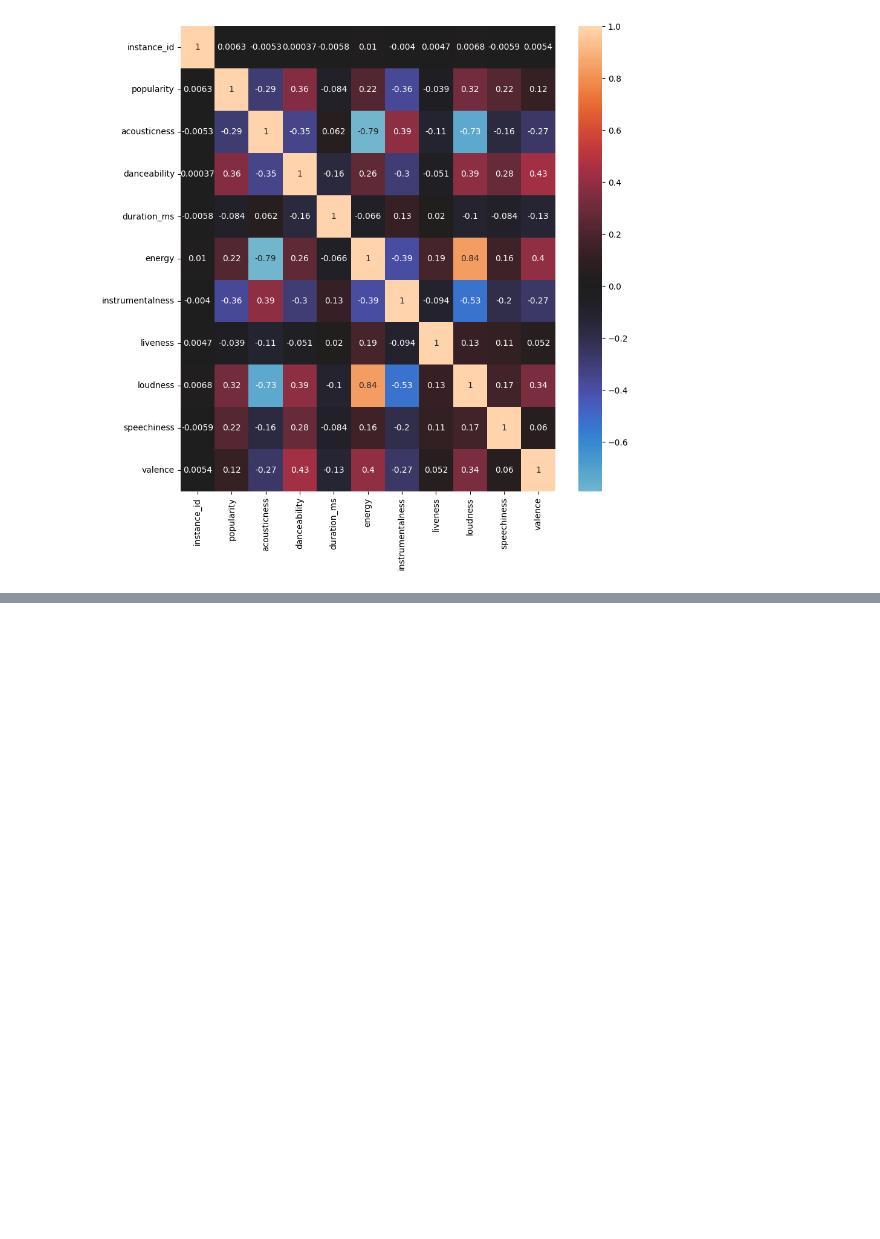
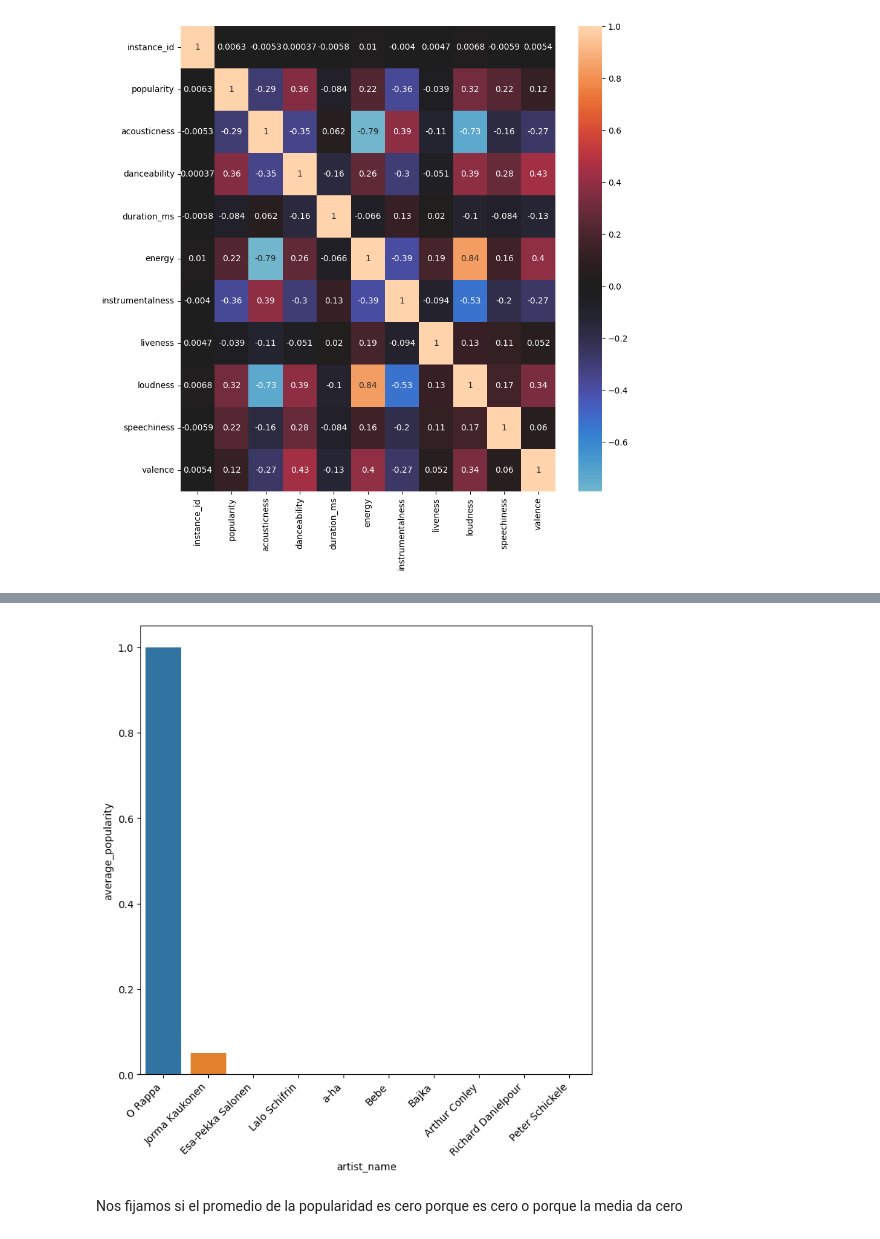
Before and after one commit to smoreyra/Solange-Moreyra-Repository, a Jupyter notebook: EDA Python.ipynb, the cells around one changed output, grey strips where cells are left out. Drawn from its saved outputs; the diff is of its cells as text; code cells hidden in the pictures; blank space fills up the shorter version.

Commit message:
Continuation of Exploratory Data Analysis
artist_name, track_name, music_genre, key, duration, tempo

```diff
--- a/EDA Python.ipynb
+++ b/EDA Python.ipynb
@@ -326,0 +288,3 @@ duplicated_artist.head()
+# %%
+df_artist_name_average_popylarity = df.groupby(['artist_name'], as_index = False).agg(average_popularity = ('popularity', 'mean'))
+df_artist_name_average_popylarity.head()
@@ -326,0 +298,7 @@ duplicated_artist.head()
+# %%
+df_artist_name_average_popylarity_sorted = df_artist_name_average_popylarity.sort_values('average_popularity',ascending = False)
+more_popular_30 = df_artist_name_average_popylarity_sorted.iloc[1:30]
+plt.figure(figsize=(8,8))
+chart = sns.barplot(data = more_popular_30, x = "artist_name", y = "average_popularity")
+chart.set_xticklabels(chart.get_xticklabels(), rotation=45, horizontalalignment='right')
+plt.show()
@@ -326,0 +316,10 @@ duplicated_artist.head()
+# %%
+least_popular_30 = df_artist_name_average_popylarity_sorted.iloc[-10:]
+plt.figure(figsize=(8,8))
+chart = sns.barplot(data = least_popular_30, x = "artist_name", y = "average_popularity")
+chart.set_xticklabels(chart.get_xticklabels(), rotation=45, horizontalalignment='right')
+plt.show()
+# %% [output]
+[figure, added]
+# %% [markdown]
+Nos fijamos si el promedio de la popularidad es cero porque es cero o porque la media da cero
```
Also changed, not shown: parts of 71 cells of this notebook.
